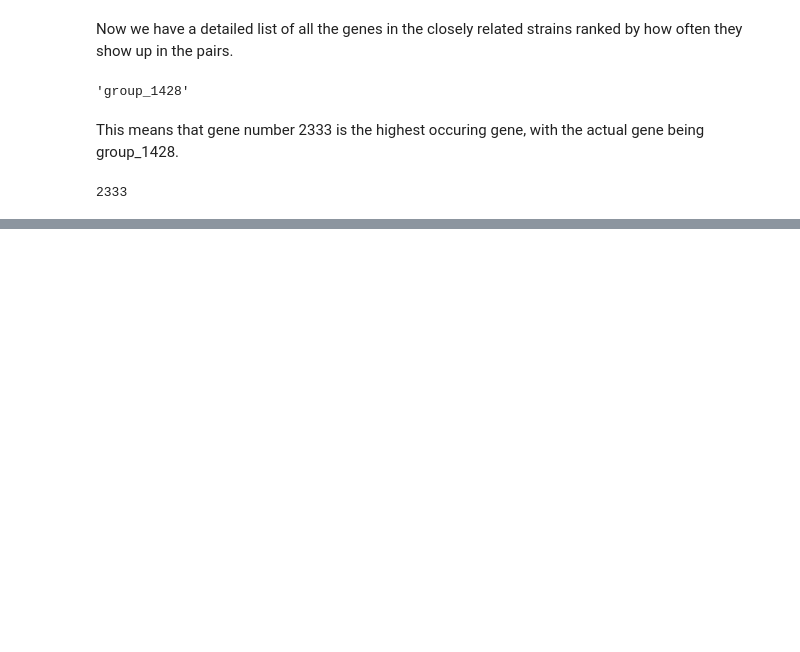
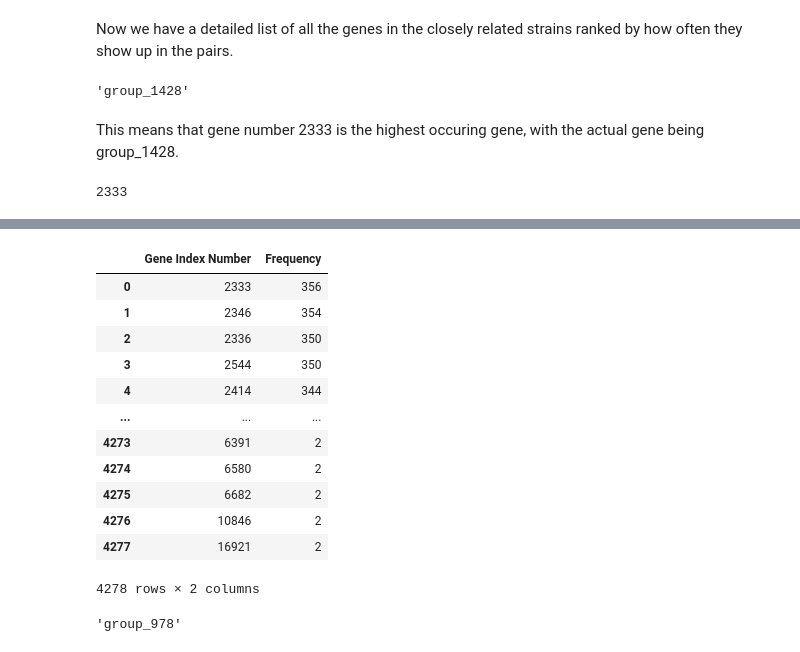
Before and after one commit to 18ganesha/staph, a Jupyter notebook: Notebooks/03_closely_related_strains.ipynb, the cells around one changed output, grey strips where cells are left out. Saved outputs shown, nothing was run; the diff lists cells and outputs as text; code cells hidden in the pictures; blank space fills up the shorter version.

```diff
--- a/Notebooks/03_closely_related_strains.ipynb
+++ b/Notebooks/03_closely_related_strains.ipynb
@@ -323,0 +250,23 @@ plt.savefig(r"C:\Users\jojoa\GitHub\staph\images\freq_bar")
+# %%
+freq = {'Gene Index Number': x_val, 'Frequency': y_val}
+df_freq = pd.DataFrame(data=freq)
+# %%
+df_freq
+# %% [output]
+|  | Gene Index Number | Frequency |
+| 0 | 2333 | 356 |
+| 1 | 2346 | 354 |
+| 2 | 2336 | 350 |
+| 3 | 2544 | 350 |
+| 4 | 2414 | 344 |
+| ... | ... | ... |
+| 4273 | 6391 | 2 |
+| 4274 | 6580 | 2 |
+| 4275 | 6682 | 2 |
+| 4276 | 10846 | 2 |
+| 4277 | 16921 | 2 |
+4278 rows × 2 columns
+# %%
+df_gene['Gene'][2336] #gene with most occurences
+# %% [output]
+'group_978'
```
Also changed, not shown: parts of 21 cells of this notebook, 7 other files.
